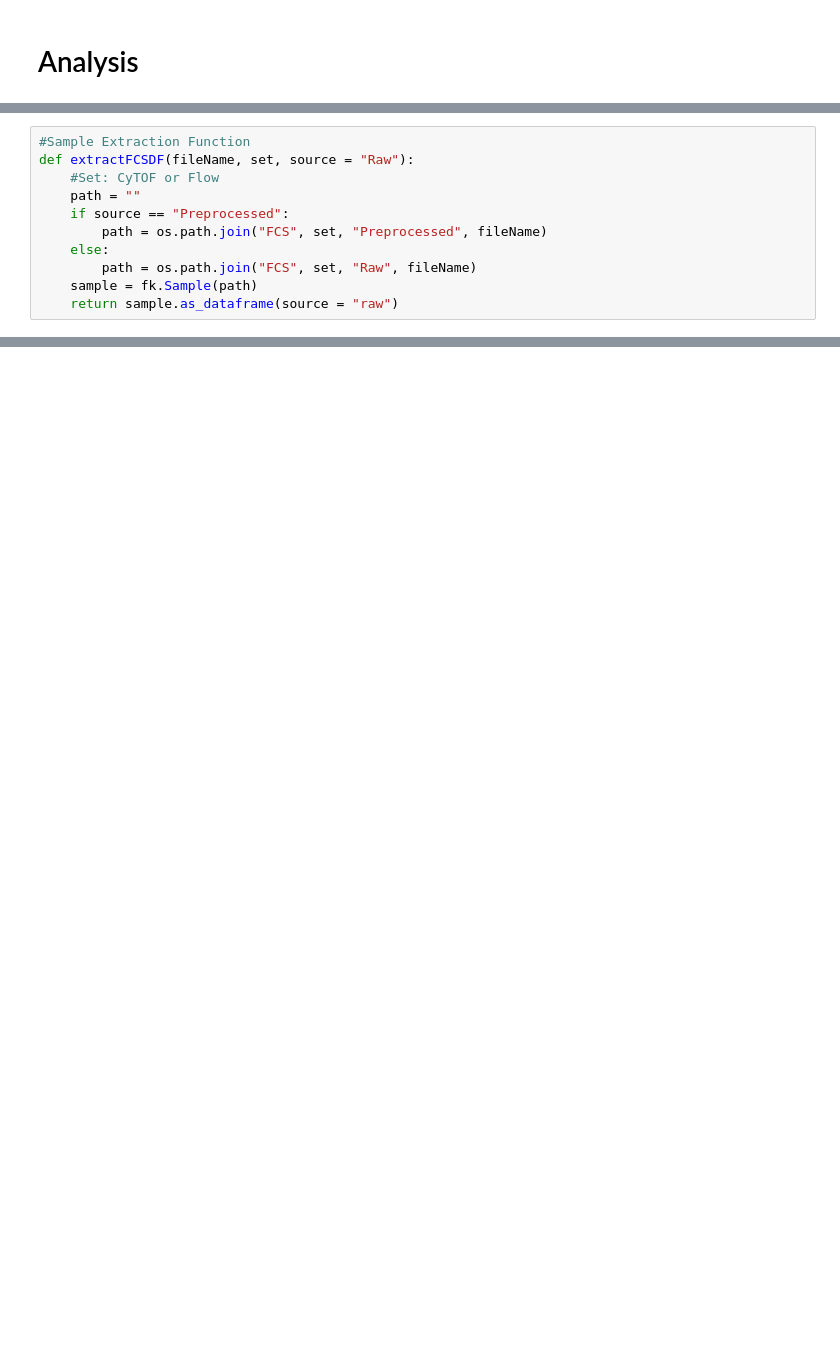
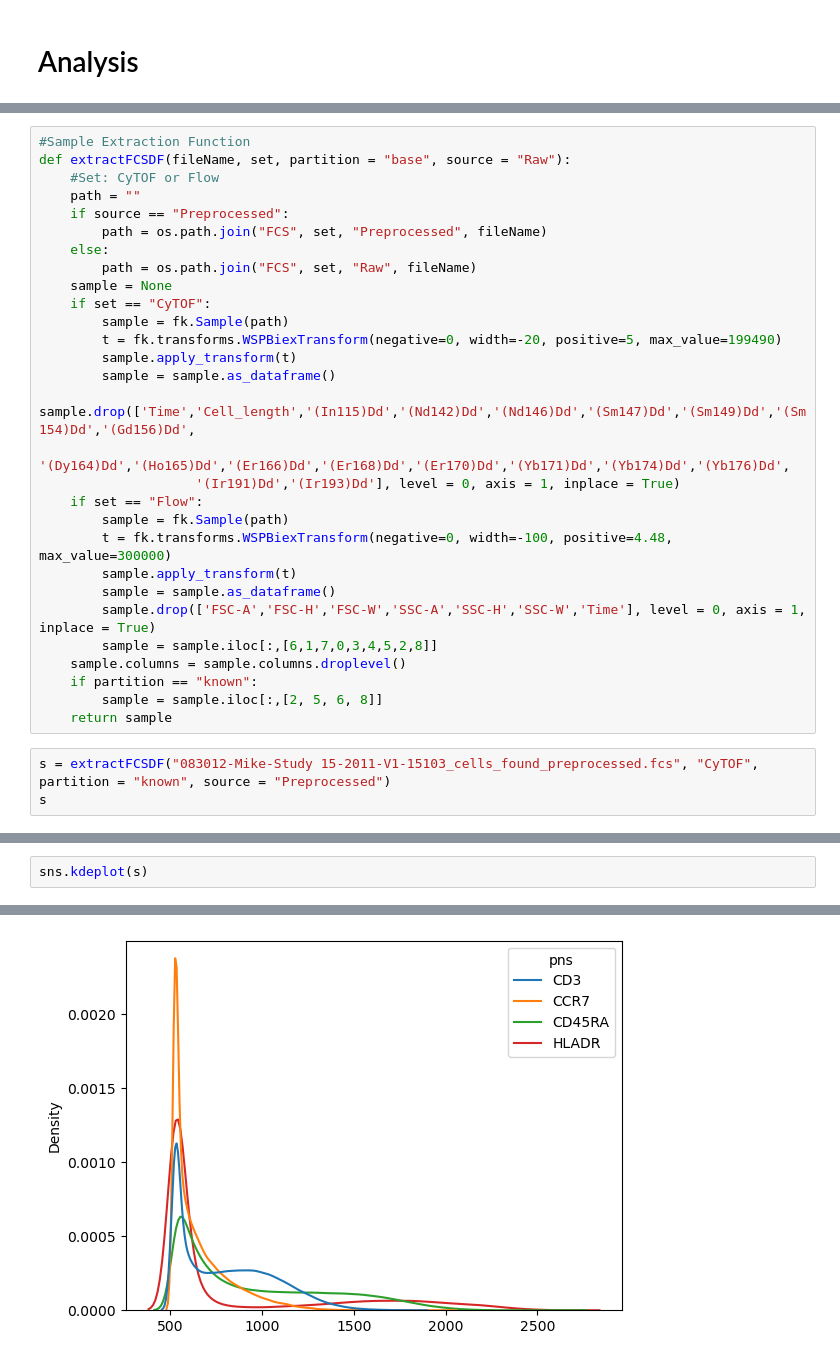
Before and after one commit to gregoryweber/cogs-181-final-project, a Jupyter notebook: analysis.ipynb, the cells around one changed output, grey strips where cells are left out. Cells and saved outputs as stored; diff of their text form; blank space fills up the shorter version.

```diff
--- a/analysis.ipynb
+++ b/analysis.ipynb
@@ -62,11 +64,32 @@ cytof_data
 # %%
 #Sample Extraction Function
-def extractFCSDF(fileName, set, source = "Raw"):
+def extractFCSDF(fileName, set, partition = "base", source = "Raw"):
     #Set: CyTOF or Flow
     path = ""
     if source == "Preprocessed":
         path = os.path.join("FCS", set, "Preprocessed", fileName)
     else:
         path = os.path.join("FCS", set, "Raw", fileName)
-    sample = fk.Sample(path)
-    return sample.as_dataframe(source = "raw")
+    sample = None
+    if set == "CyTOF":
+        sample = fk.Sample(path)
+        t = fk.transforms.WSPBiexTransform(negative=0, width=-20, positive=5, max_value=199490)
+        sample.apply_transform(t)
+        sample = sample.as_dataframe()
+        sample.drop(['Time','Cell_length','(In115)Dd','(Nd142)Dd','(Nd146)Dd','(Sm147)Dd','(Sm149)Dd','(Sm154)Dd','(Gd156)Dd',
+                     '(Dy164)Dd','(Ho165)Dd','(Er166)Dd','(Er168)Dd','(Er170)Dd','(Yb171)Dd','(Yb174)Dd','(Yb176)Dd',
+                    '(Ir191)Dd','(Ir193)Dd'], level = 0, axis = 1, inplace = True)
+    if set == "Flow":
+        sample = fk.Sample(path)
+        t = fk.transforms.WSPBiexTransform(negative=0, width=-100, positive=4.48, max_value=300000)
+        sample.apply_transform(t)
+        sample = sample.as_dataframe()
+        sample.drop(['FSC-A','FSC-H','FSC-W','SSC-A','SSC-H','SSC-W','Time'], level = 0, axis = 1, inplace = True)
+        sample = sample.iloc[:,[6,1,7,0,3,4,5,2,8]]
+    sample.columns = sample.columns.droplevel()
+    if partition == "known":
+        sample = sample.iloc[:,[2, 5, 6, 8]]
+    return sample
+# %%
+s = extractFCSDF("083012-Mike-Study 15-2011-V1-15103_cells_found_preprocessed.fcs", "CyTOF", partition = "known", source = "Preprocessed")
+s
@@ -72,0 +112,3 @@ def extractFCSDF(fileName, set, source = "Raw"):
+# %%
+sns.kdeplot(s)
+# %% [output]
@@ -72,0 +116 @@ def extractFCSDF(fileName, set, source = "Raw"):
+[figure, added]
```
Also changed, not shown: parts of 20 cells of this notebook.
